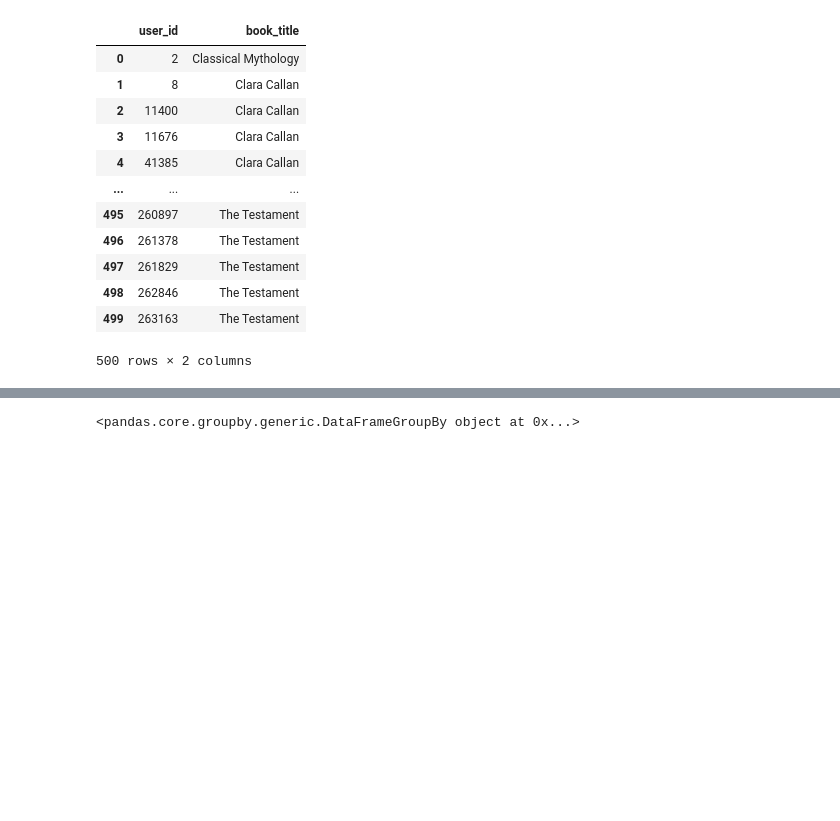
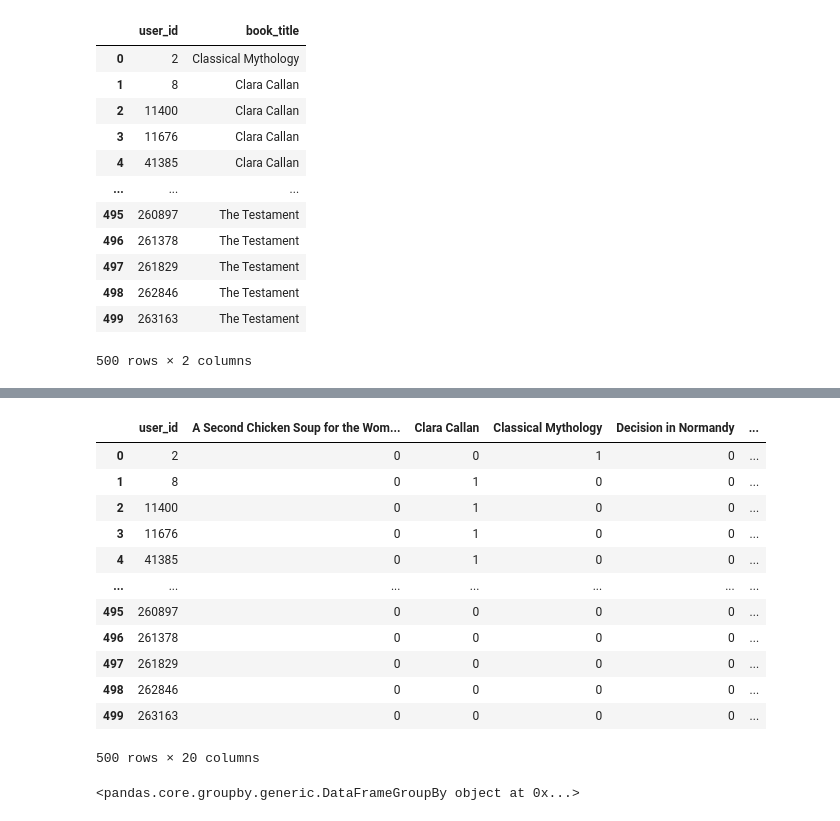
Before and after one commit to LongPatrol/final-project, a Jupyter notebook: Model2.ipynb, the cells around one changed output, grey strips where cells are left out. Saved outputs shown, nothing was run; the diff lists cells and outputs as text; code cells hidden in the pictures; blank space fills up the shorter version.

```diff
--- a/Model2.ipynb
+++ b/Model2.ipynb
@@ -59,4 +134,19 @@ user_matrix = pd.get_dummies(user_book_df["user_id"], prefix='user')
 # %%
 combined_df = pd.concat([user_book_df,user_matrix], axis=1)
-combined_df.drop(['user_id'], axis=1, inplace=True)
+combined_df.drop(['book_title'], axis=1, inplace=True)
+combined_df
+# %% [output]
+|  | user_id | A Second Chicken Soup for the Wom... | Clara Callan | Classical Mythology | Decision in Normandy | ... |
+| 0 | 2 | 0 | 0 | 1 | 0 | ... |
+| 1 | 8 | 0 | 1 | 0 | 0 | ... |
+| 2 | 11400 | 0 | 1 | 0 | 0 | ... |
+| 3 | 11676 | 0 | 1 | 0 | 0 | ... |
+| 4 | 41385 | 0 | 1 | 0 | 0 | ... |
+| ... | ... | ... | ... | ... | ... | ... |
+| 495 | 260897 | 0 | 0 | 0 | 0 | ... |
+| 496 | 261378 | 0 | 0 | 0 | 0 | ... |
+| 497 | 261829 | 0 | 0 | 0 | 0 | ... |
+| 498 | 262846 | 0 | 0 | 0 | 0 | ... |
+| 499 | 263163 | 0 | 0 | 0 | 0 | ... |
+500 rows × 20 columns
 # %%
```
Also changed, not shown: parts of 19 cells of this notebook.
